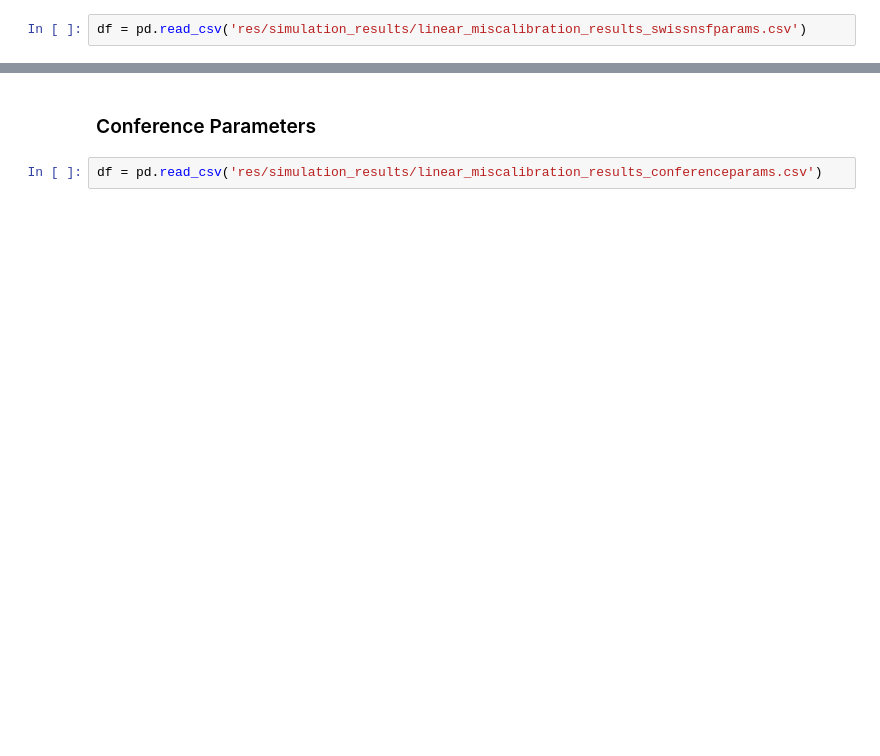
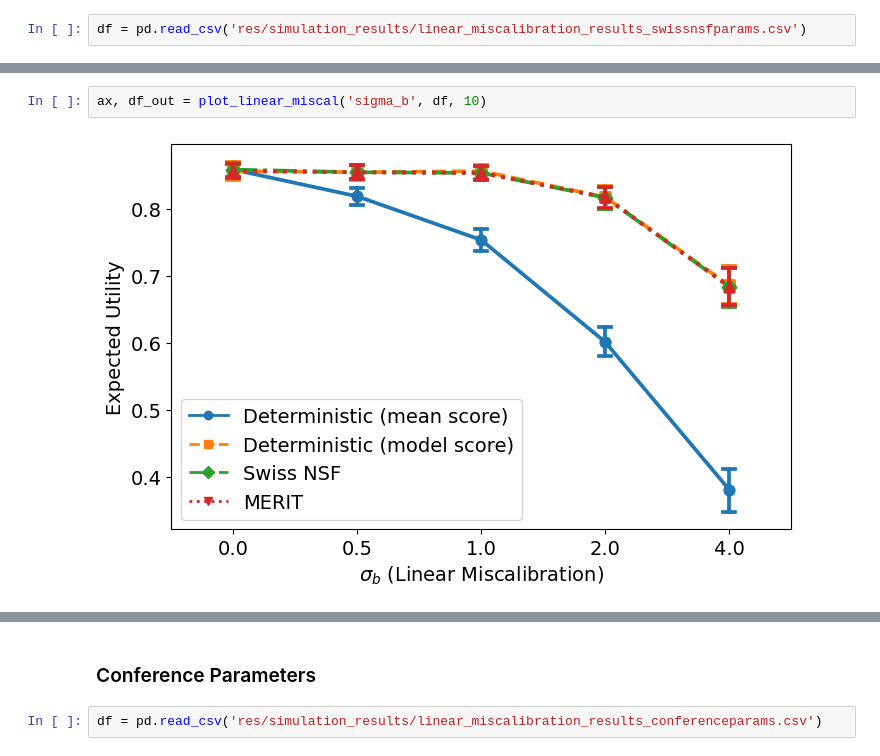
Before and after one commit to akgoldberg/lottery, a Jupyter notebook: synthetic_analysis.ipynb, the cells around one changed output, grey strips where cells are left out. Cells and saved outputs as stored; diff of their text form; blank space fills up the shorter version.

```diff
--- a/synthetic_analysis.ipynb
+++ b/synthetic_analysis.ipynb
@@ -152,0 +103,4 @@ plt.show()
+# %%
+ax, df_out = plot_linear_miscal('sigma_b', df, 10)
+# %% [output]
+[figure, added]
```
Also changed, not shown: parts of 44 cells of this notebook, 7 other files.
